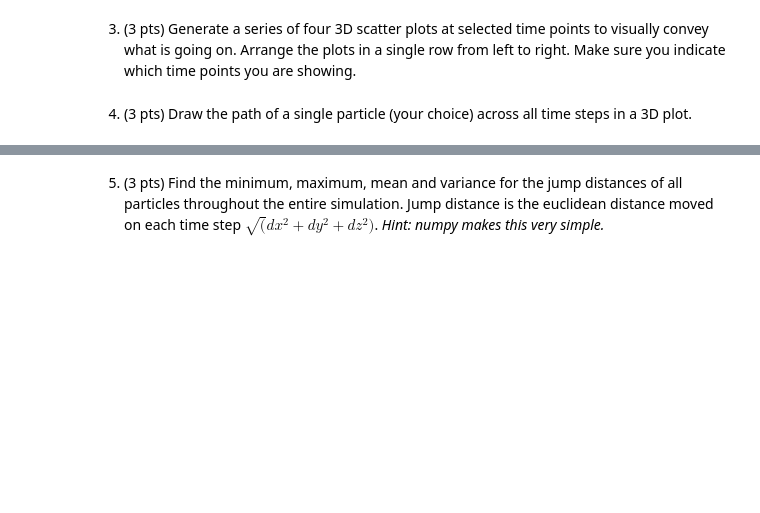
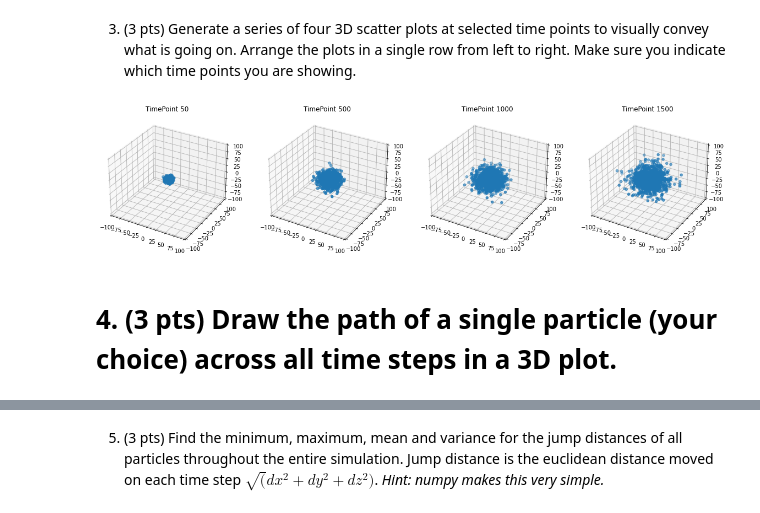
Before and after one commit to satvikmoj/NEU-365P-385L-Spring-2021, a Jupyter notebook: homework/homework-random_walks.ipynb, the cells around one changed output, grey strips where cells are left out. Drawn from its saved outputs; the diff is of its cells as text; code cells hidden in the pictures; blank space fills up the shorter version.

```diff
--- a/homework/homework-random_walks.ipynb
+++ b/homework/homework-random_walks.ipynb
@@ -13,2 +9,18 @@ particles[]
+# %%
+import numpy as np
+
+numTimeSteps = 2000
+numParticles = 1000
+dimensions = 3
+particles = np.zeros((numParticles, dimensions, numTimeSteps))
+particles[:,:,0] = np.random.rand(1000,3)
 # %% [markdown]
 2. (3 pts) Write code to run your simulation for 2000 time steps.
+# %%
+
+for t in range(1, numTimeSteps):
+    for p in range(numParticles):
+        for d in range(dimensions):
+            particles[p, d, t] = particles[p, d, t-1] + np.random.uniform(-1,1)
+
+print(particles)
@@ -15,4 +45,46 @@ particles[]
 # %% [markdown]
 3. (3 pts) Generate a series of four 3D scatter plots at selected time points to visually convey what is going on. Arrange the plots in a single row from left to right. Make sure you indicate which time points you are showing.
+# %%
+import matplotlib.pyplot as plt
+from mpl_toolkits.mplot3d import Axes3D
+
+timePointA = particles[:,:,50]
+timePointB = particles[:,:,500]
+timePointC = particles[:,:,1000]
+timePointD = particles[:,:,1500]
+
+
+
+fig = plt.figure(figsize = (20,10))
+figA = fig.add_subplot(1,4,1, projection = '3d')
+figB = fig.add_subplot(1,4,2, projection = '3d')
+figC = fig.add_subplot(1,4,3, projection = '3d')
+figD = fig.add_subplot(1,4,4, projection = '3d')
+figA.scatter(timePointA[:,0], timePointA[:,1], timePointA[:,2])
+figA.set_xlim3d(-100, 100)
+figA.set_ylim3d(-100, 100)
+figA.set_zlim3d(-100, 100)
+figA.title.set_text('TimePoint 50')
+
+
+figB.scatter(timePointB[:,0], timePointB[:,1], timePointB[:,2])
+figB.set_xlim3d(-100, 100)
+figB.set_ylim3d(-100, 100)
+figB.set_zlim3d(-100, 100)
+figB.title.set_text('TimePoint 500')
+
+figC.scatter(timePointC[:,0], timePointC[:,1], timePointC[:,2])
+figC.set_xlim3d(-100, 100)
+figC.set_ylim3d(-100, 100)
+figC.set_zlim3d(-100, 100)
+figC.title.set_text('TimePoint 1000')
+
+figD.scatter(timePointD[:,0], timePointD[:,1], timePointD[:,2])
+figD.set_xlim3d(-100, 100)
+figD.set_ylim3d(-100, 100)
+figD.set_zlim3d(-100, 100)
+figD.title.set_text('TimePoint 1500')
+# %% [output]
+[figure, added]
 # %% [markdown]
-4. (3 pts) Draw the path of a single particle (your choice) across all time steps in a 3D plot.
+# 4. (3 pts) Draw the path of a single particle (your choice) across all time steps in a 3D plot.
```
Also changed, not shown: parts of 6 cells of this notebook.
